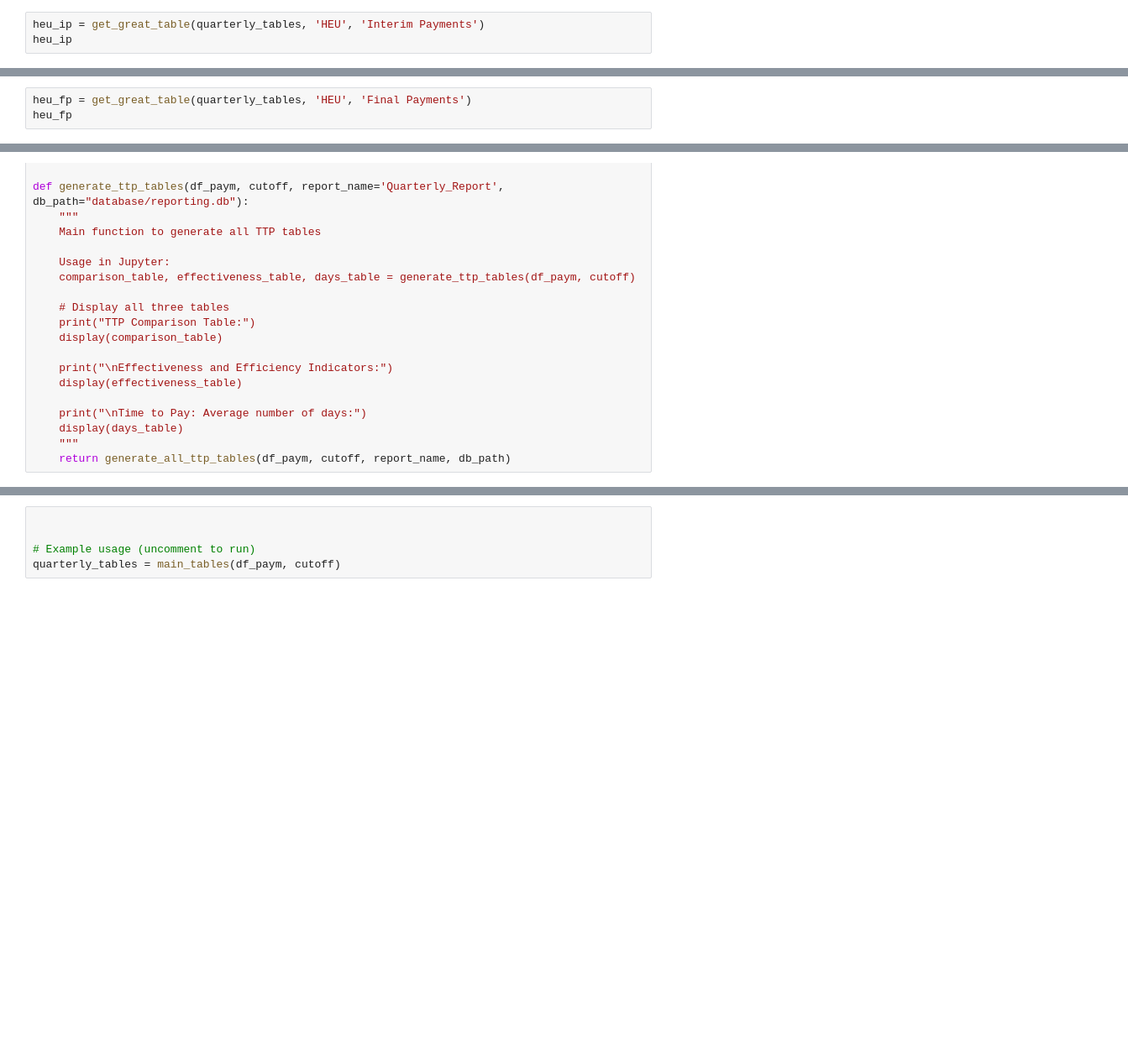
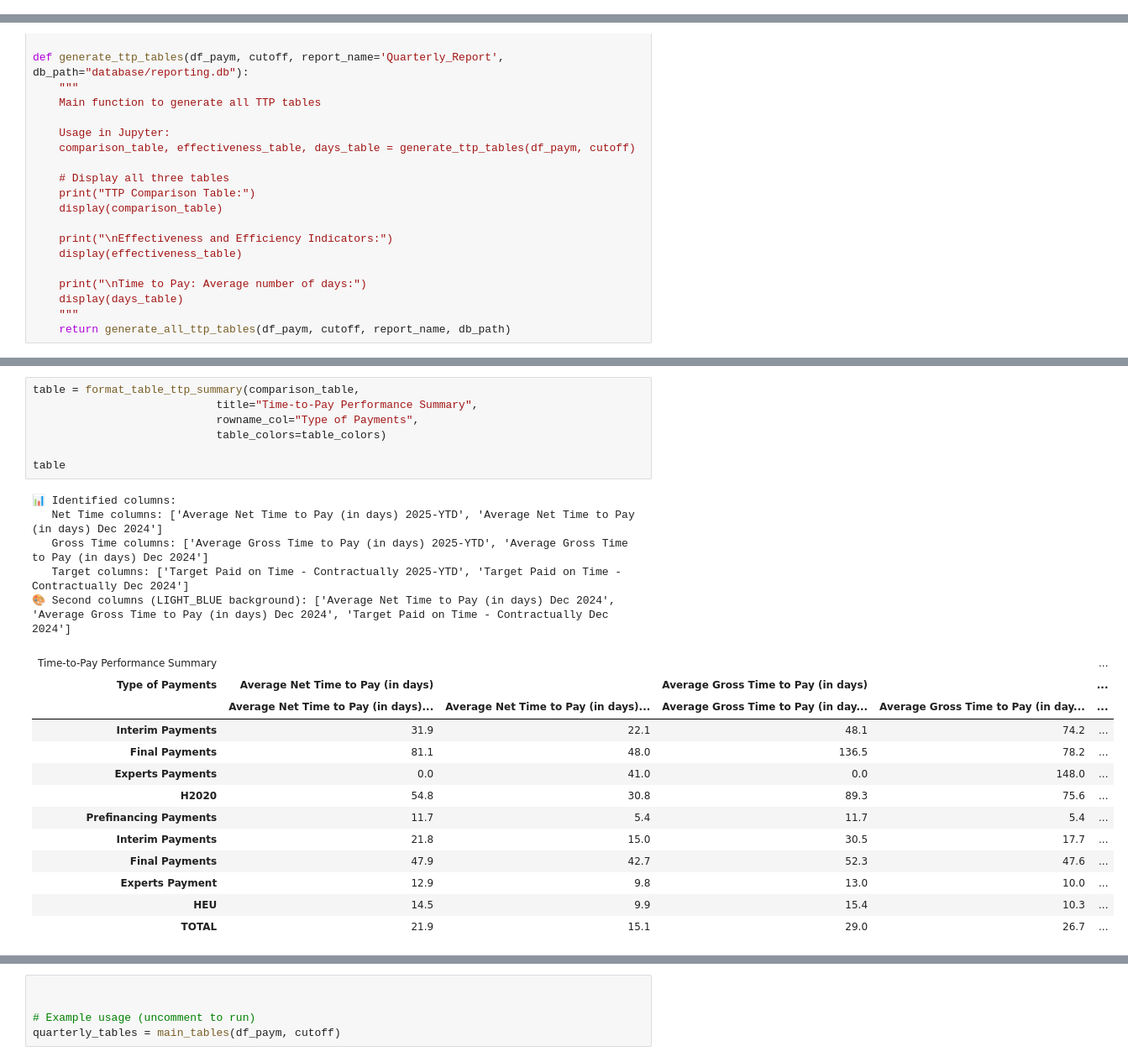
Before and after one commit to vinciliba/QuarterlyReport, a Jupyter notebook: payments.ipynb, the cells around one changed output, grey strips where cells are left out. Shown at 84% size. Saved outputs shown, nothing was run; the diff lists cells and outputs as text; blank space fills up the shorter version.

```diff
--- a/payments.ipynb
+++ b/payments.ipynb
@@ -1648,3 +1633,0 @@ heu_prefinancing
-# %%
-heu_ip = get_great_table(quarterly_tables, 'HEU', 'Interim Payments')
-heu_ip
@@ -1662,3 +1633,0 @@ heu_ip
-# %%
-heu_fp = get_great_table(quarterly_tables, 'HEU', 'Final Payments')
-heu_fp
@@ -2281,2 +2764,28 @@ comparison_table
+# %%
+table = format_table_ttp_summary(comparison_table,
+                            title="Time-to-Pay Performance Summary",
+                            rowname_col="Type of Payments",
+                            table_colors=table_colors)
+
+table
+# %% [output]
+📊 Identified columns:
+   Net Time columns: ['Average Net Time to Pay (in days) 2025-YTD', 'Average Net Time to Pay (in days) Dec 2024']
+   Gross Time columns: ['Average Gross Time to Pay (in days) 2025-YTD', 'Average Gross Time to Pay (in days) Dec 2024']
+   Target columns: ['Target Paid on Time - Contractually 2025-YTD', 'Target Paid on Time - Contractually Dec 2024']
+🎨 Second columns (LIGHT_BLUE background): ['Average Net Time to Pay (in days) Dec 2024', 'Average Gross Time to Pay (in days) Dec 2024', 'Target Paid on Time - Contractually Dec 2024']
+| Time-to-Pay Performance Summary |  |  |  |  | ... |
+| Type of Payments | Average Net Time to Pay (in days) |  | Average Gross Time to Pay (in days) |  | ... |
+|  | Average Net Time to Pay (in days)... | Average Net Time to Pay (in days)... | Average Gross Time to Pay (in day... | Average Gross Time to Pay (in day... | ... |
+| Interim Payments | 31.9 | 22.1 | 48.1 | 74.2 | ... |
+| Final Payments | 81.1 | 48.0 | 136.5 | 78.2 | ... |
+| Experts Payments | 0.0 | 41.0 | 0.0 | 148.0 | ... |
+| H2020 | 54.8 | 30.8 | 89.3 | 75.6 | ... |
+| Prefinancing Payments | 11.7 | 5.4 | 11.7 | 5.4 | ... |
+| Interim Payments | 21.8 | 15.0 | 30.5 | 17.7 | ... |
+| Final Payments | 47.9 | 42.7 | 52.3 | 47.6 | ... |
+| Experts Payment | 12.9 | 9.8 | 13.0 | 10.0 | ... |
+| HEU | 14.5 | 9.9 | 15.4 | 10.3 | ... |
+| TOTAL | 21.9 | 15.1 | 29.0 | 26.7 | ... |
 # %%
 effectiveness_table
```
Also changed, not shown: parts of 20 cells of this notebook, 1 other file.
